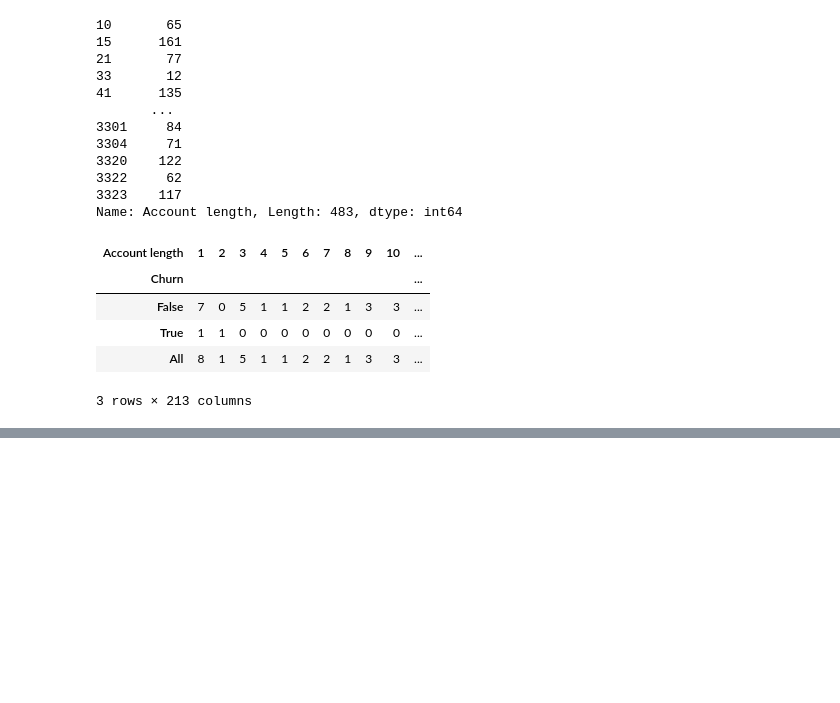
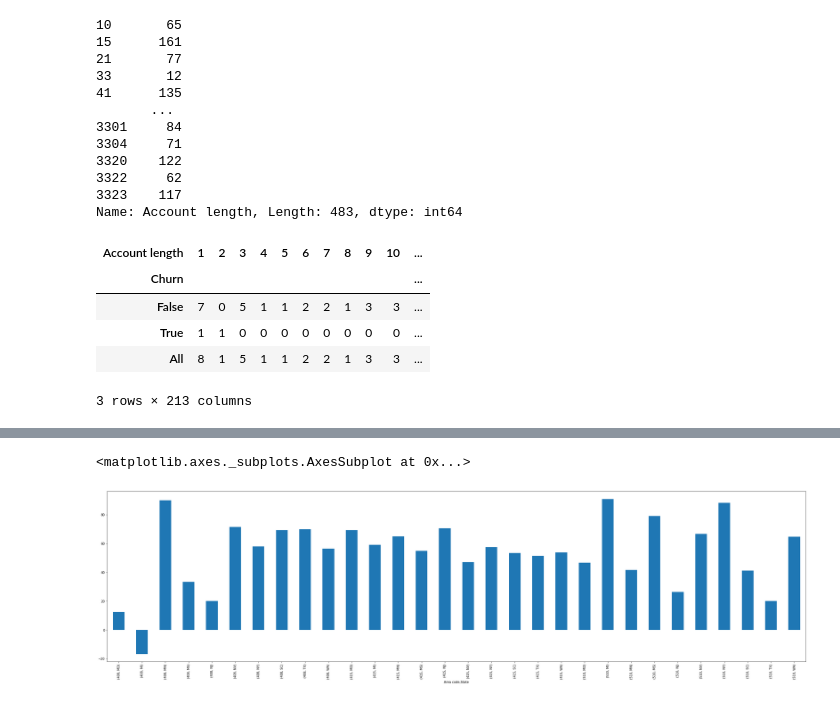
Before and after one commit to harrysharma/Telecom-Churn-Analysis, a Jupyter notebook: Copy_of_Telecom_Churn_Analysis_Capstone_Project.ipynb, the cells around one changed output, grey strips where cells are left out. Saved outputs shown, nothing was run; the diff lists cells and outputs as text; code cells hidden in the pictures; blank space fills up the shorter version.

```diff
--- a/Copy_of_Telecom_Churn_Analysis_Capstone_Project.ipynb
+++ b/Copy_of_Telecom_Churn_Analysis_Capstone_Project.ipynb
@@ -207,0 +198,9 @@ NameError: ignored
+# %%
+top10_state=top10_state.tolist()
+# %%
+df1=tele_df[tele_df['State'].isin(top10_state)]
+df1['area_total_churn']=df1.groupby(['State','Area code'])['Churn'].transform('count')
+df1['AWCT_count']=df1[df1['Churn']==True].groupby(['State','Area code','Churn'])['Churn'].transform('count')
+df1['AWCF_count']=df1[df1['Churn']==False].groupby(['State','Area code','Churn'])['Churn'].transform('count')
+df1['AWCT_count%']=df1['AWCT_count']/df1['area_total_churn']*100
+df1['AWCF_count%']=df1['AWCF_count']/df1['area_total_churn']*100
@@ -207,0 +225,6 @@ NameError: ignored
+# %%
+
+table = pd.pivot_table(df1,  values=['AWCT_count%','AWCF_count%'] , index=['Area code','State',])
+# %%
+
+table['AWC_diff']=(table['AWCF_count%']-table['AWCT_count%'])
@@ -207,0 +266,5 @@ NameError: ignored
+# %%
+(table['AWCF_count%']-table['AWCT_count%']).plot(kind='bar')
+# %% [output]
+<matplotlib.axes._subplots.AxesSubplot at 0x...>
+[figure, added]
```
Also changed, not shown: parts of 50 cells of this notebook.
